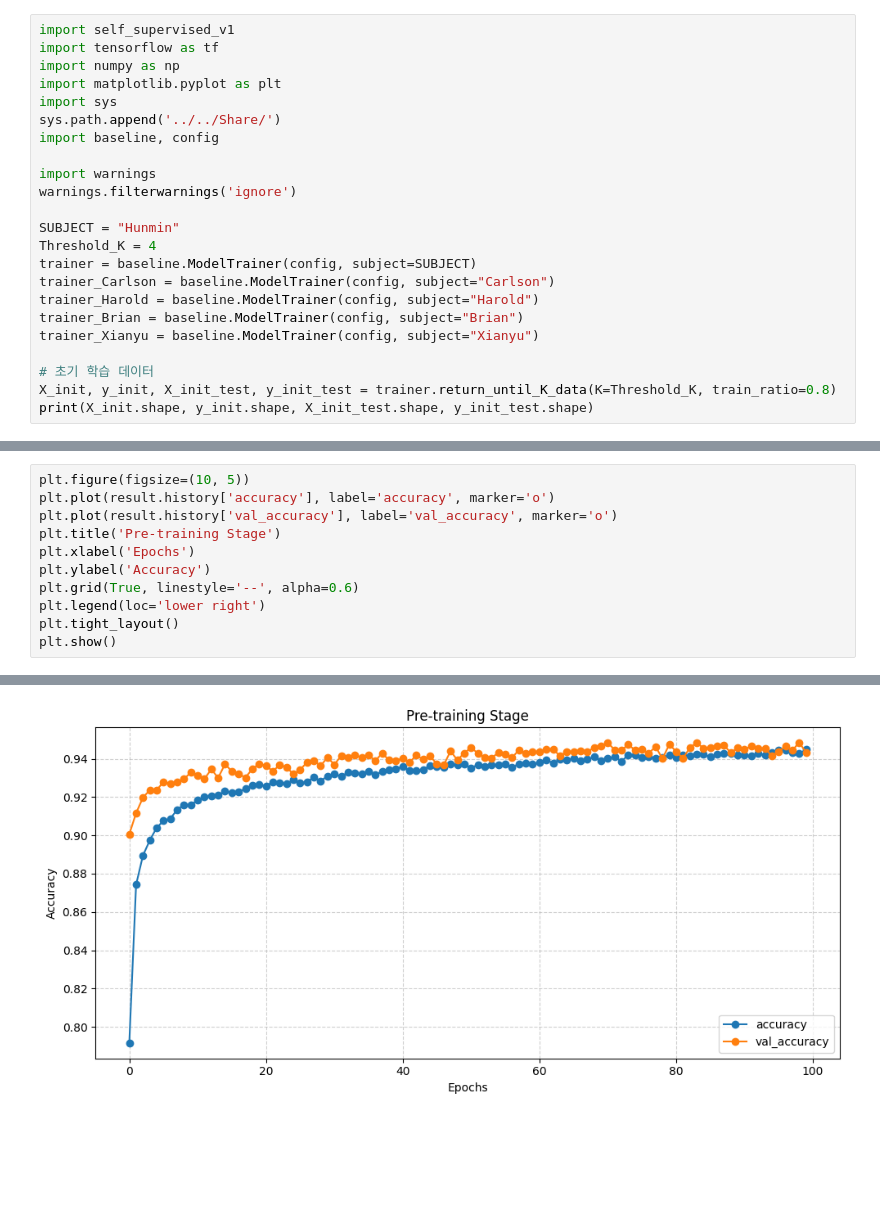
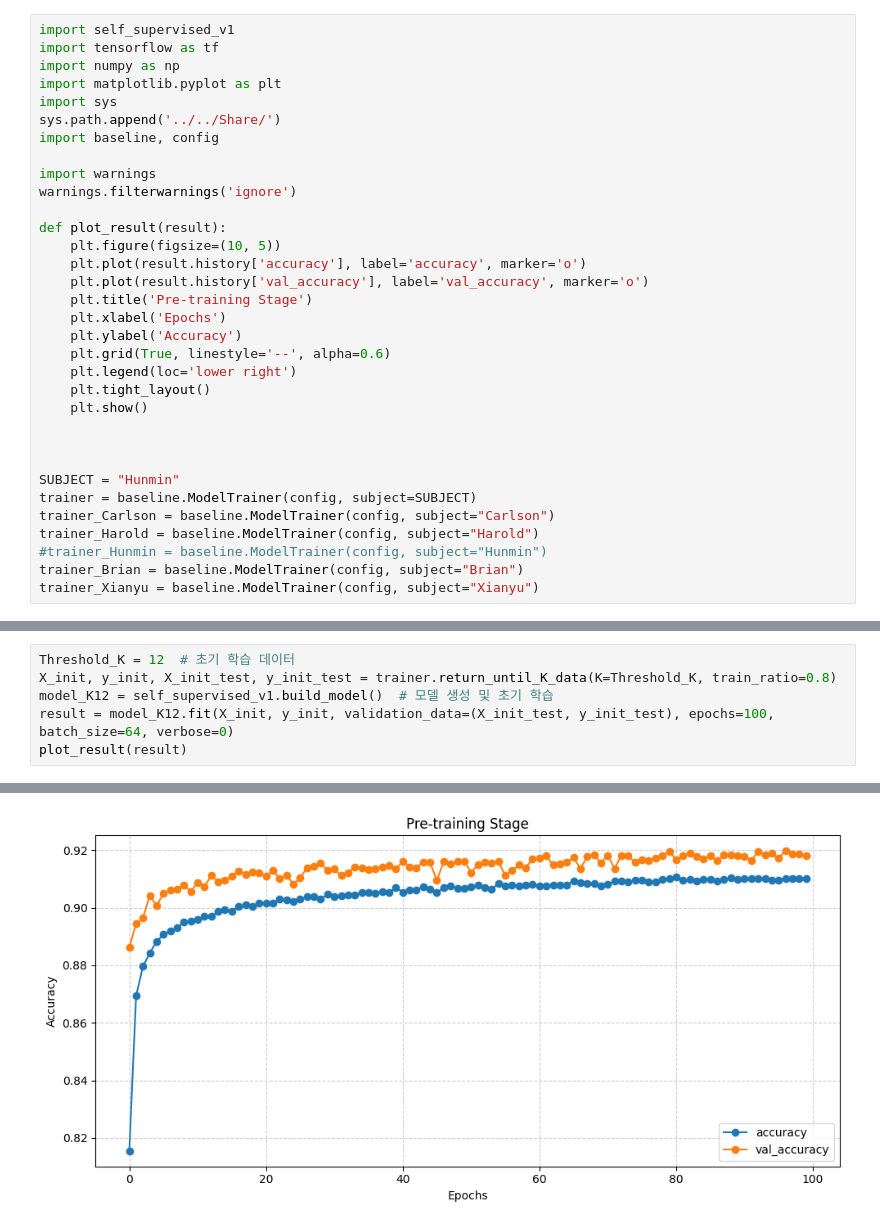
Before and after one commit to Hunminlee/Neural_Computing_Interface_MindForce, a Jupyter notebook: V5 Self Supervised Learning/V1 - Semi Supervised Learning in online(Pseudo-labeling)/Subject-H.ipynb, the cells around one changed output, grey strips where cells are left out. Saved outputs shown, nothing was run; the diff lists cells and outputs as text; blank space fills up the shorter version.

Commit message:
self-supervised commit4

```diff
--- a/V5 Self Supervised Learning/V1 - Semi Supervised Learning in online(Pseudo-labeling)/Subject-H.ipynb
+++ b/V5 Self Supervised Learning/V1 - Semi Supervised Learning in online(Pseudo-labeling)/Subject-H.ipynb
@@ -10,14 +10,24 @@ import baseline, config
 import warnings
 warnings.filterwarnings('ignore')
 
+def plot_result(result):
+    plt.figure(figsize=(10, 5))
+    plt.plot(result.history['accuracy'], label='accuracy', marker='o')
+    plt.plot(result.history['val_accuracy'], label='val_accuracy', marker='o')
+    plt.title('Pre-training Stage')
+    plt.xlabel('Epochs')
+    plt.ylabel('Accuracy')
+    plt.grid(True, linestyle='--', alpha=0.6)
+    plt.legend(loc='lower right')
+    plt.tight_layout()
+    plt.show()
+
+
+
 SUBJECT = "Hunmin"
-Threshold_K = 4
 trainer = baseline.ModelTrainer(config, subject=SUBJECT)
 trainer_Carlson = baseline.ModelTrainer(config, subject="Carlson")
 trainer_Harold = baseline.ModelTrainer(config, subject="Harold")
+#trainer_Hunmin = baseline.ModelTrainer(config, subject="Hunmin")
 trainer_Brian = baseline.ModelTrainer(config, subject="Brian")
 trainer_Xianyu = baseline.ModelTrainer(config, subject="Xianyu")
-
-# 초기 학습 데이터
-X_init, y_init, X_init_test, y_init_test = trainer.return_until_K_data(K=Threshold_K, train_ratio=0.8)
-print(X_init.shape, y_init.shape, X_init_test.shape, y_init_test.shape)
@@ -38,12 +62,7 @@ result = model.fit(X_init, y_init, validation_data=(X_init_test, y_init_test), e
 # %%
-plt.figure(figsize=(10, 5))
-plt.plot(result.history['accuracy'], label='accuracy', marker='o')
-plt.plot(result.history['val_accuracy'], label='val_accuracy', marker='o')
-plt.title('Pre-training Stage')
-plt.xlabel('Epochs')
-plt.ylabel('Accuracy')
-plt.grid(True, linestyle='--', alpha=0.6)
-plt.legend(loc='lower right')
-plt.tight_layout()
-plt.show()
+Threshold_K = 12  # 초기 학습 데이터
+X_init, y_init, X_init_test, y_init_test = trainer.return_until_K_data(K=Threshold_K, train_ratio=0.8)
+model_K12 = self_supervised_v1.build_model()  # 모델 생성 및 초기 학습
+result = model_K12.fit(X_init, y_init, validation_data=(X_init_test, y_init_test), epochs=100, batch_size=64, verbose=0)
+plot_result(result)
 # %% [output]
@@ -50 +86 @@ plt.show()
-[figure, old version]
+[figure, new version]
```
Also changed, not shown: parts of 9 cells of this notebook, 1 other file.
